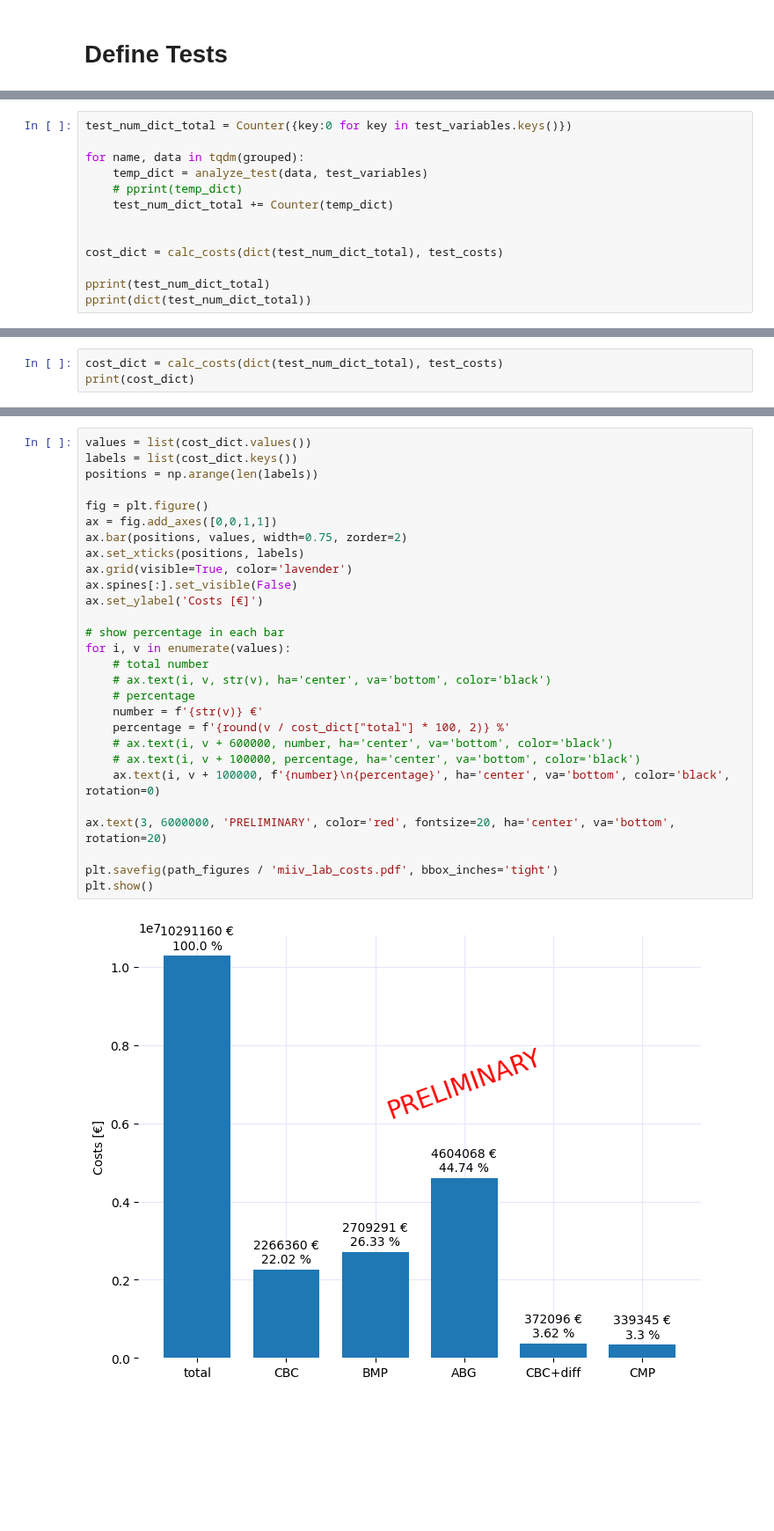
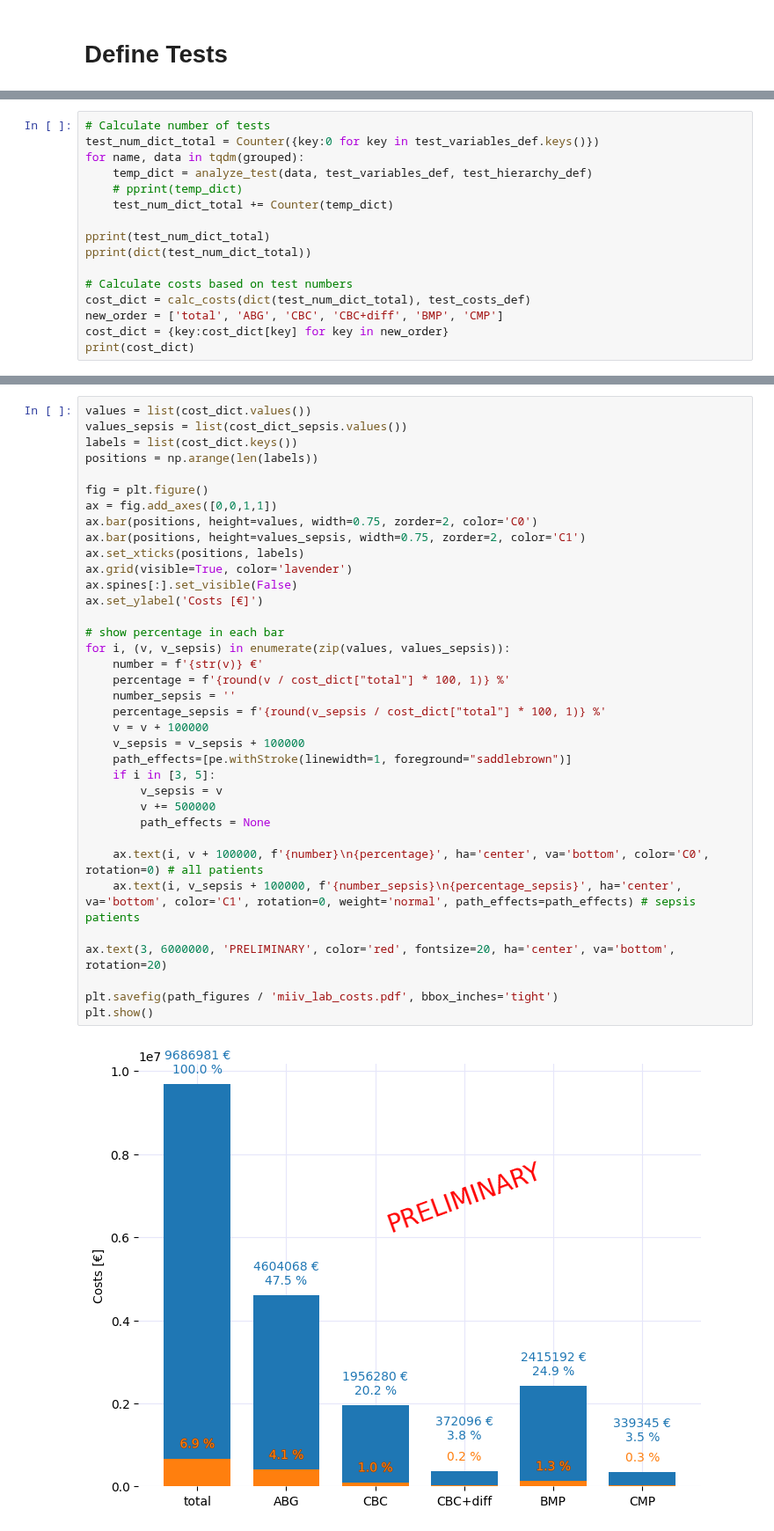
Before and after one commit to joshuawe/sepsis, a Jupyter notebook: data/miiv/miiv_lab_tests.ipynb, the cells around one changed output, grey strips where cells are left out. Shown at 88% size. Drawn from its saved outputs; the diff is of its cells as text; blank space fills up the shorter version.

Commit message:
update lab costs now with sepsis

```diff
--- a/data/miiv/miiv_lab_tests.ipynb
+++ b/data/miiv/miiv_lab_tests.ipynb
@@ -85,14 +107,17 @@ def calc_costs(test_nums: dict, test_costs: dict):
 # %%
-test_num_dict_total = Counter({key:0 for key in test_variables.keys()})
-
+# Calculate number of tests
+test_num_dict_total = Counter({key:0 for key in test_variables_def.keys()})
 for name, data in tqdm(grouped):
-    temp_dict = analyze_test(data, test_variables)
+    temp_dict = analyze_test(data, test_variables_def, test_hierarchy_def)
     # pprint(temp_dict)
     test_num_dict_total += Counter(temp_dict)
 
-
-cost_dict = calc_costs(dict(test_num_dict_total), test_costs)
-
 pprint(test_num_dict_total)
 pprint(dict(test_num_dict_total))
+
+# Calculate costs based on test numbers
+cost_dict = calc_costs(dict(test_num_dict_total), test_costs_def)
+new_order = ['total', 'ABG', 'CBC', 'CBC+diff', 'BMP', 'CMP']
+cost_dict = {key:cost_dict[key] for key in new_order}
+print(cost_dict)
 # %% [output]
@@ -100,3 +130,0 @@ NameError: name 'calc_costs' is not defined
-# %%
-cost_dict = calc_costs(dict(test_num_dict_total), test_costs)
-print(cost_dict)
@@ -105,30 +157,38 @@ print(cost_dict)
 # %%
 values = list(cost_dict.values())
+values_sepsis = list(cost_dict_sepsis.values())
 labels = list(cost_dict.keys())
 positions = np.arange(len(labels))
 
 fig = plt.figure()
 ax = fig.add_axes([0,0,1,1])
-ax.bar(positions, values, width=0.75, zorder=2)
+ax.bar(positions, height=values, width=0.75, zorder=2, color='C0')
+ax.bar(positions, height=values_sepsis, width=0.75, zorder=2, color='C1')
 ax.set_xticks(positions, labels)
 ax.grid(visible=True, color='lavender')
 ax.spines[:].set_visible(False)
 ax.set_ylabel('Costs [€]')
 
 # show percentage in each bar
-for i, v in enumerate(values):
-    # total number
-    # ax.text(i, v, str(v), ha='center', va='bottom', color='black')
-    # percentage
+for i, (v, v_sepsis) in enumerate(zip(values, values_sepsis)):
     number = f'{str(v)} €'
-    percentage = f'{round(v / cost_dict["total"] * 100, 2)} %'
-    # ax.text(i, v + 600000, number, ha='center', va='bottom', color='black')
-    # ax.text(i, v + 100000, percentage, ha='center', va='bottom', color='black')
-    ax.text(i, v + 100000, f'{number}\n{percentage}', ha='center', va='bottom', color='black', rotation=0)
+    percentage = f'{round(v / cost_dict["total"] * 100, 1)} %'
+    number_sepsis = ''
+    percentage_sepsis = f'{round(v_sepsis / cost_dict["total"] * 100, 1)} %'
+    v = v + 100000
+    v_sepsis = v_sepsis + 100000
+    path_effects=[pe.withStroke(linewidth=1, foreground="saddlebrown")]
+    if i in [3, 5]:
+        v_sepsis = v
+        v += 500000
+        path_effects = None
+
+    ax.text(i, v + 100000, f'{number}\n{percentage}', ha='center', va='bottom', color='C0', rotation=0) # all patients
+    ax.text(i, v_sepsis + 100000, f'{number_sepsis}\n{percentage_sepsis}', ha='center', va='bottom', color='C1', rotation=0, weight='normal', path_effects=path_effects) # sepsis patients
 
 ax.text(3, 6000000, 'PRELIMINARY', color='red', fontsize=20, ha='center', va='bottom', rotation=20)
 
 plt.savefig(path_figures / 'miiv_lab_costs.pdf', bbox_inches='tight')
 plt.show()
 # %% [output]
-[figure, old version]
+[figure, new version]
```
Also changed, not shown: parts of 8 cells of this notebook, 1 other file.
